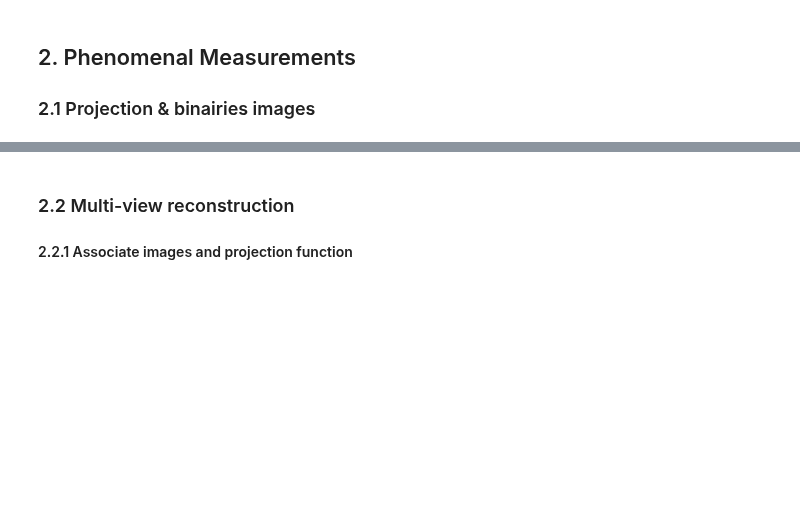
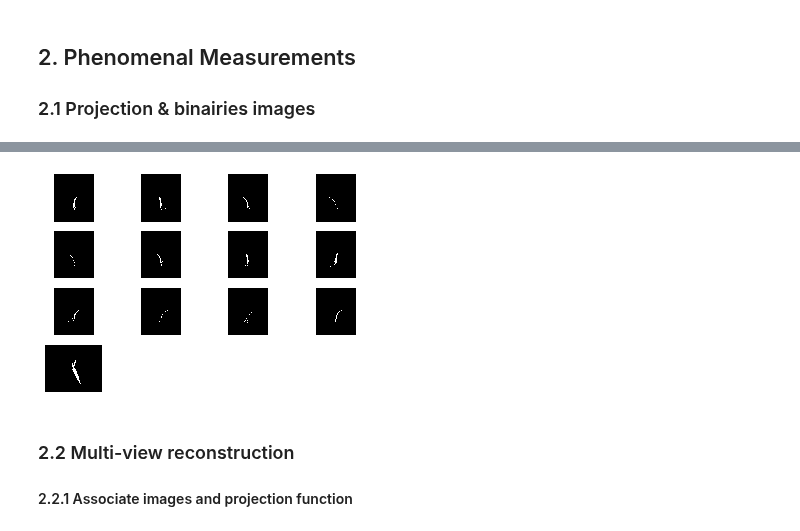
Before and after one commit to openalea/phenomenal, a Jupyter notebook: examples/Synthetic_Validation.ipynb, the cells around one changed output, grey strips where cells are left out. Cells and saved outputs as stored; diff of their text form; code cells hidden in the pictures; blank space fills up the shorter version.

```diff
--- a/examples/Synthetic_Validation.ipynb
+++ b/examples/Synthetic_Validation.ipynb
@@ -47,5 +47,7 @@ for id_camera, angle, image_shape in selected:
     bin_images[id_camera][angle] = image
 # %%
 # Display it
-phm_display.show_images(bin_images['side'].values() + bin_images['top'].values())
+phm_display.show_images(
+    list(bin_images['side'].values()) +
+    list(bin_images['top'].values()))
 # %% [output]
@@ -54,3 +54,4 @@ phm_display.show_images(bin_images['side'].values() + bin_images['top'].values()
+[figure, added]
 # %% [markdown]
 ### 2.2 Multi-view reconstruction
 
```
Also changed, not shown: parts of 11 cells of this notebook, 24 other files.
